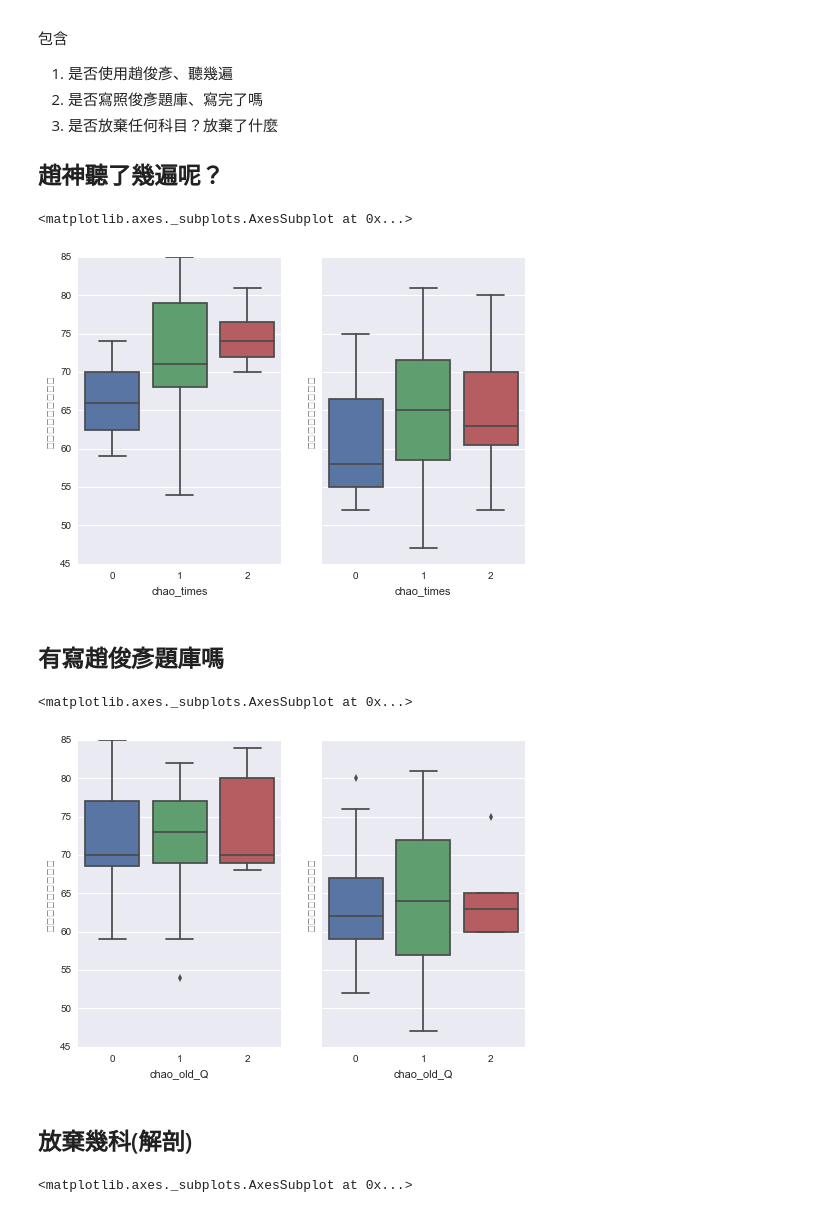
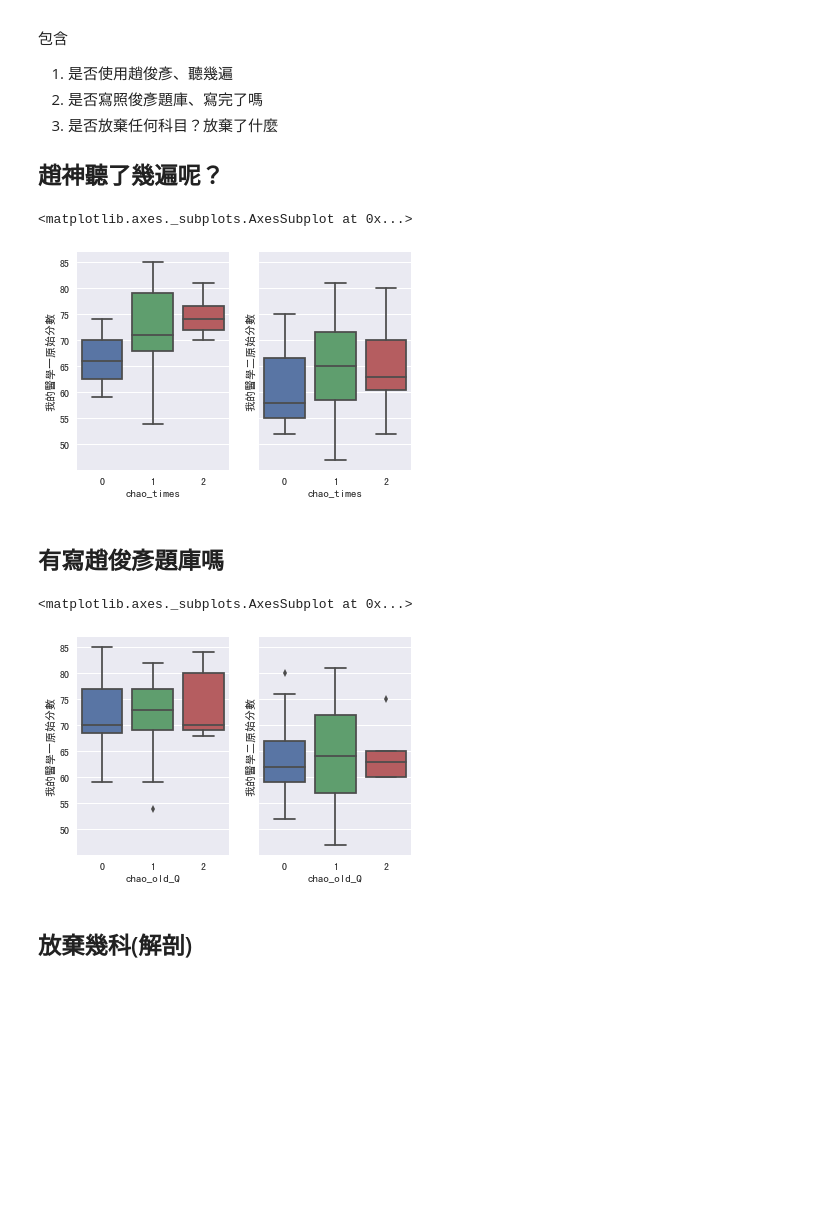
Before and after one commit to algaebrown/datascience, a Jupyter notebook: 102NE/descriptive_boards.ipynb, the cells around one changed output. Drawn from its saved outputs; the diff is of its cells as text; code cells hidden in the pictures; blank space fills up the shorter version.

```diff
--- a/102NE/descriptive_boards.ipynb
+++ b/102NE/descriptive_boards.ipynb
@@ -6,4 +6,4 @@ from scipy import stats, integrate
 import matplotlib.pyplot as plt
 import matplotlib.figure
 import seaborn as sns
-sns.set(color_codes=True)
+sns.set_style("darkgrid",{"font.sans-serif":['simhei', 'Arial']}) ### if you use seaborn must add this
@@ -12,7 +28,7 @@ sns.set(color_codes=True)
 population: 102級、應屆考106-1醫師(一)、(二)的人，約130位報考的人，回收問卷52份(回收率~40%)
 # %%
 #load data
-df = pd.read_pickle("parsedData")
+df = pd.read_pickle("../data/parsedData")
 df.head()
 # %% [output]
 |  | 我的醫學一原始分數 | 我的醫學二原始分數 | 我「基礎」block考試成績最常有的十位數為？ | 我的103學年排名 | 我的104學年排名 | 出席率 | 準備天數 | 我自認我在課堂有專心在聽 | ... |
@@ -187,22 +202,16 @@ sns.boxplot(x='chao_times', y='我的醫學一原始分數', data=df, ax = ax1)
 sns.boxplot(x='chao_times', y='我的醫學二原始分數', data=df, ax = ax2)
 # %% [output]
 <matplotlib.axes._subplots.AxesSubplot at 0x...>
-[figure, old version]
+[figure, new version]
 # %% [markdown]
 ## 有寫趙俊彥題庫嗎
 # %%
-df['chao_old_Q'] = df['寫趙神題庫近數年題目'] + df['我寫完趙神了！(太猛啦)']*2df
+df['chao_old_Q'] = df['寫趙神題庫近數年題目'] + df['我寫完趙神了！(太猛啦)']*2
 f, (ax1, ax2) = plt.subplots(1, 2, sharey=True)
 sns.boxplot(x='chao_old_Q', y='我的醫學一原始分數', data=df, ax = ax1)
 sns.boxplot(x='chao_old_Q', y='我的醫學二原始分數', data=df, ax = ax2)
 # %% [output]
 <matplotlib.axes._subplots.AxesSubplot at 0x...>
-[figure, old version]
+[figure, new version]
 # %% [markdown]
 ## 放棄幾科(解剖)
-# %%
-df['give_up_anat'] = df['我放棄胚胎'] + df['我放棄組織學']
-sns.boxplot(x='give_up_anat', y='我的醫學一原始分數', data=df, ax = ax1)
-sns.boxplot(x='give_up_anat', y='我的醫學二原始分數', data=df, ax = ax2)
-# %% [output]
-<matplotlib.axes._subplots.AxesSubplot at 0x...>
```
Also changed, not shown: parts of 15 cells of this notebook, 2 other files.
